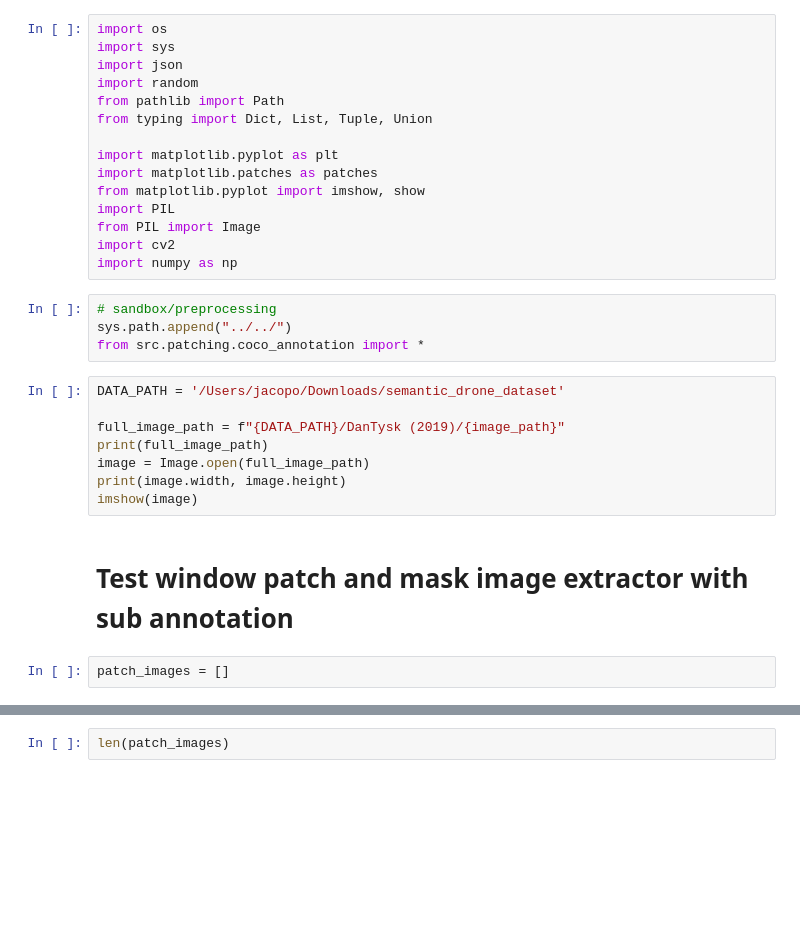
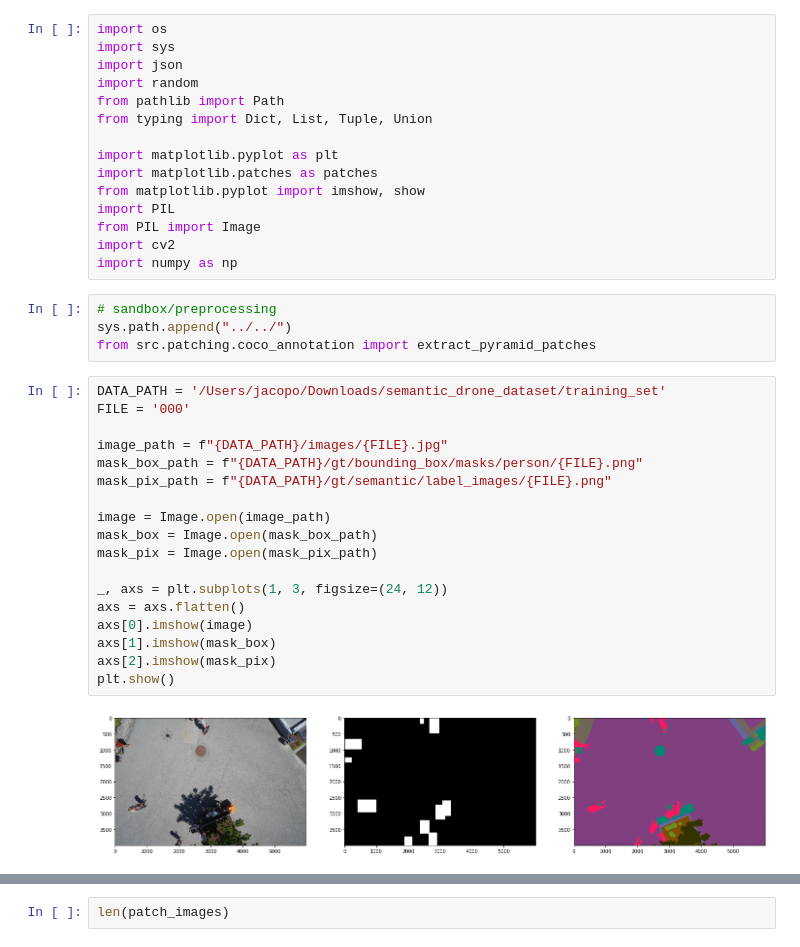
Before and after one commit to JacopoMangiavacchi/computervision-recipes, a Jupyter notebook: contrib/semantic_segmentation/sandbox/preprocessing/stochastic_pyramid.ipynb, the cells around one changed output, grey strips where cells are left out. Cells and saved outputs as stored; diff of their text form; blank space fills up the shorter version.

Commit message:
convert mask labels

```diff
--- a/contrib/semantic_segmentation/sandbox/preprocessing/stochastic_pyramid.ipynb
+++ b/contrib/semantic_segmentation/sandbox/preprocessing/stochastic_pyramid.ipynb
@@ -19,16 +22,24 @@ import numpy as np
 # %%
 # sandbox/preprocessing
 sys.path.append("../../")
-from src.patching.coco_annotation import *
+from src.patching.coco_annotation import extract_pyramid_patches
-# %%
-DATA_PATH = '/Users/jacopo/Downloads/semantic_drone_dataset'
-
-full_image_path = f"{DATA_PATH}/DanTysk (2019)/{image_path}"
-print(full_image_path)
-image = Image.open(full_image_path)
-print(image.width, image.height)
-imshow(image)
-# %% [markdown]
-# Test window patch and mask image extractor with sub annotation
-# %%
-patch_images = []
+# %%
+DATA_PATH = '/Users/jacopo/Downloads/semantic_drone_dataset/training_set'
+FILE = '000'
+
+image_path = f"{DATA_PATH}/images/{FILE}.jpg"
+mask_box_path = f"{DATA_PATH}/gt/bounding_box/masks/person/{FILE}.png"
+mask_pix_path = f"{DATA_PATH}/gt/semantic/label_images/{FILE}.png"
+
+image = Image.open(image_path)
+mask_box = Image.open(mask_box_path)
+mask_pix = Image.open(mask_pix_path)
+
+_, axs = plt.subplots(1, 3, figsize=(24, 12))
+axs = axs.flatten()
+axs[0].imshow(image)
+axs[1].imshow(mask_box)
+axs[2].imshow(mask_pix)
+plt.show()
+# %% [output]
+[figure, added]
```
Also changed, not shown: parts of 5 cells of this notebook, 1 other file.
